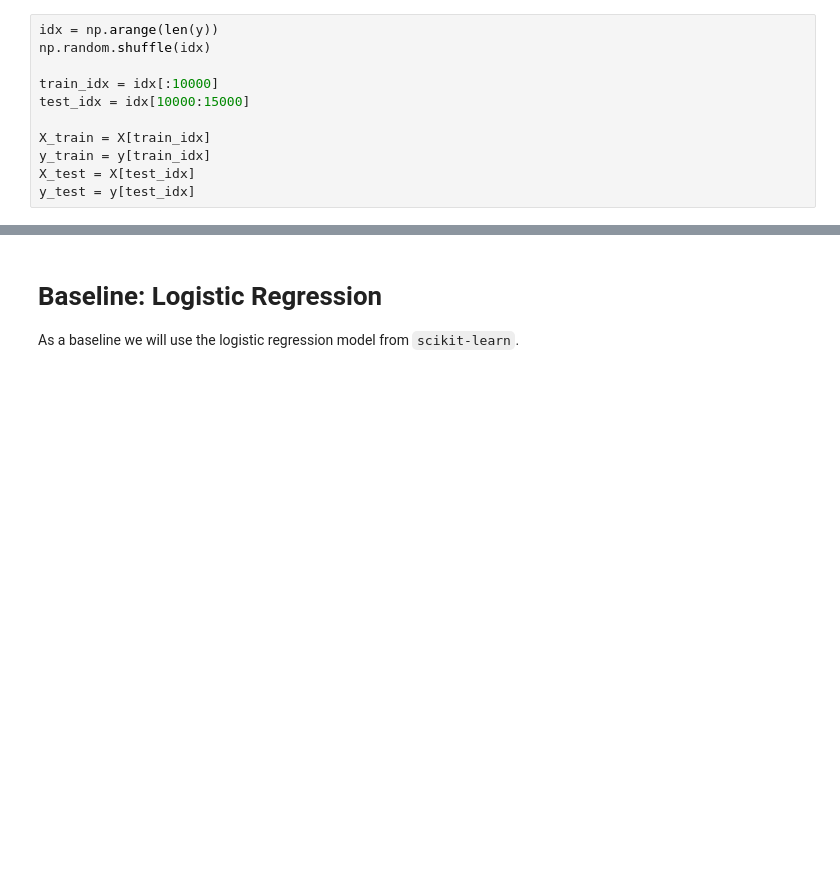
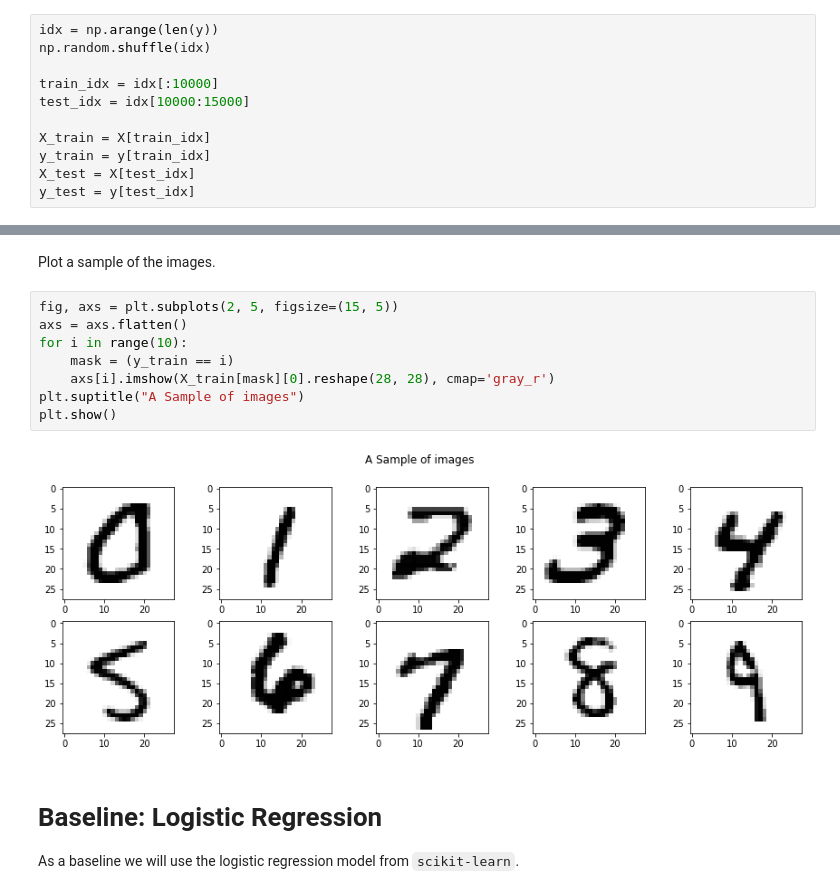
Before and after one commit to laegsgaardTroels/perceptron, a Jupyter notebook: perceptron.ipynb, the cells around one changed output, grey strips where cells are left out. Drawn from its saved outputs; the diff is of its cells as text; blank space fills up the shorter version.

Commit message:
Added image of mnist.

```diff
--- a/perceptron.ipynb
+++ b/perceptron.ipynb
@@ -48,3 +48,15 @@ plt.show()
+# %% [markdown]
+Plot a sample of the images.
+# %%
+fig, axs = plt.subplots(2, 5, figsize=(15, 5))
+axs = axs.flatten()
+for i in range(10):
+    mask = (y_train == i)
+    axs[i].imshow(X_train[mask][0].reshape(28, 28), cmap='gray_r')
+plt.suptitle("A Sample of images")
+plt.show()
+# %% [output]
+[figure, added]
 # %% [markdown]
 # Baseline: Logistic Regression
 
```
Also changed, not shown: parts of 3 cells of this notebook, 1 other file.
